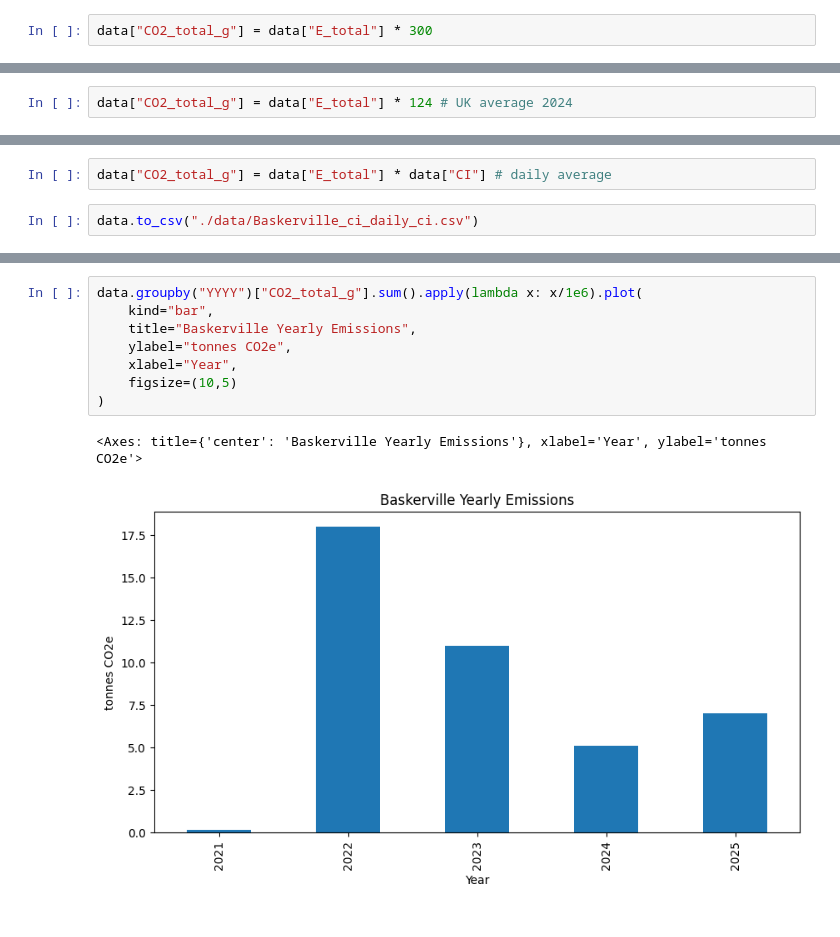
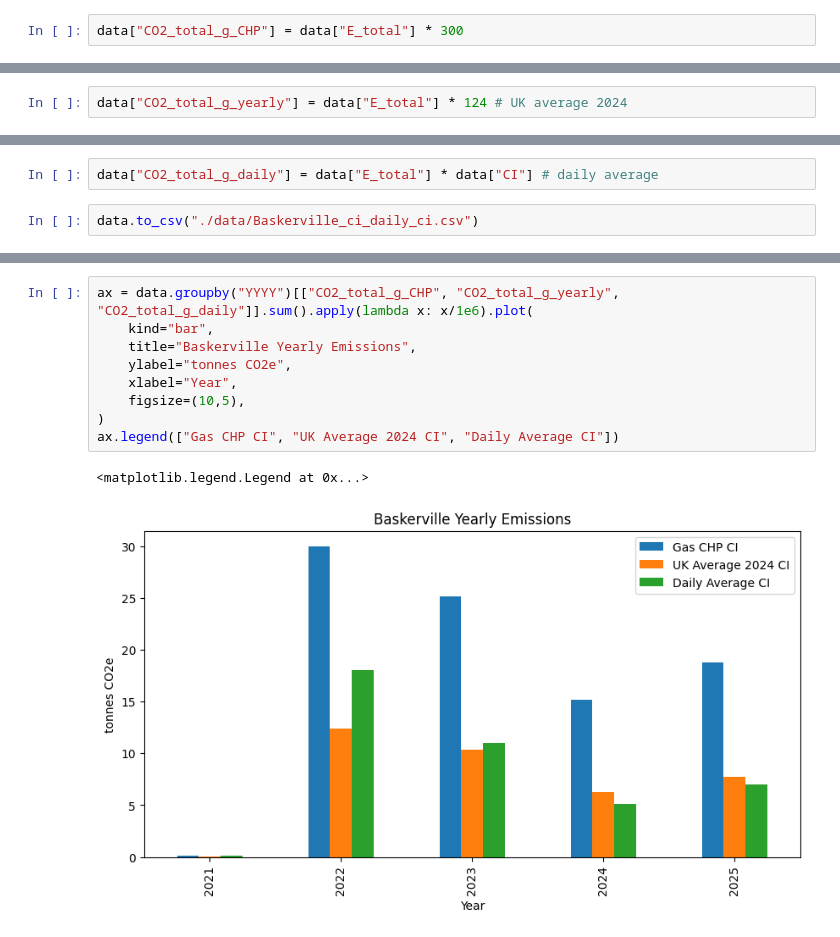
Before and after one commit to rwood-97/hpc_co2, a Jupyter notebook: run_baskerville_emissions.ipynb, the cells around one changed output, grey strips where cells are left out. Saved outputs shown, nothing was run; the diff lists cells and outputs as text.

```diff
--- a/run_baskerville_emissions.ipynb
+++ b/run_baskerville_emissions.ipynb
@@ -53,7 +45,7 @@ data.groupby("YYYY")["E_total_compute"].sum().plot(
 
 Noussan et al, 2024, Hourly electricity CO2 intensity profiles based on the real operation of large-scale natural gas combined cycle cogeneration plants, https://doi.org/10.1016/j.energy.2024.133424.
 # %%
-data["CO2_total_g"] = data["E_total"] * 300
+data["CO2_total_g_CHP"] = data["E_total"] * 300
 # %%
 data.to_csv("./data/Baskerville_ci_gas_chp.csv")
 # %%
@@ -75,7 +67,7 @@ data.groupby("YYYY")["CO2_total_g"].sum().apply(lambda x: x / 1e6).to_dict() # i
 # %% [markdown]
 ## Calculate emissions using yearly average carbon intensity
 # %%
-data["CO2_total_g"] = data["E_total"] * 124 # UK average 2024
+data["CO2_total_g_yearly"] = data["E_total"] * 124 # UK average 2024
 # %%
 data.to_csv("./data/Baskerville_ci_average_2024.csv")
 # %%
@@ -104,7 +96,7 @@ data["CI"] = ci_calculator.get_carbon_intensity(data["End Time"])
 Failed to get carbon intensity for 2023-10-21 17:17:13+00:00 from the API. Using UK average: 124 gCO2e/kWh. Error: list index out of range
 Failed to get carbon intensity for 2023-10-21 18:18:24+00:00 from the API. Using UK average: 124 gCO2e/kWh. Error: list index out of range
 # %%
-data["CO2_total_g"] = data["E_total"] * data["CI"] # daily average
+data["CO2_total_g_daily"] = data["E_total"] * data["CI"] # daily average
 # %%
 data.to_csv("./data/Baskerville_ci_daily_ci.csv")
 # %%
@@ -127,13 +119,14 @@ yearly_averages
  '2024': 5.077791925809139,
  '2025': 6.9971474995583645}
 # %%
-data.groupby("YYYY")["CO2_total_g"].sum().apply(lambda x: x/1e6).plot(
+ax = data.groupby("YYYY")[["CO2_total_g_CHP", "CO2_total_g_yearly", "CO2_total_g_daily"]].sum().apply(lambda x: x/1e6).plot(
     kind="bar",
     title="Baskerville Yearly Emissions",
     ylabel="tonnes CO2e",
     xlabel="Year",
-    figsize=(10,5)
+    figsize=(10,5),
 )
+ax.legend(["Gas CHP CI", "UK Average 2024 CI", "Daily Average CI"])
 # %% [output]
-<Axes: title={'center': 'Baskerville Yearly Emissions'}, xlabel='Year', ylabel='tonnes CO2e'>
+<matplotlib.legend.Legend at 0x...>
-[figure, old version]
+[figure, new version]
```
Also changed, not shown: parts of 11 cells of this notebook.
